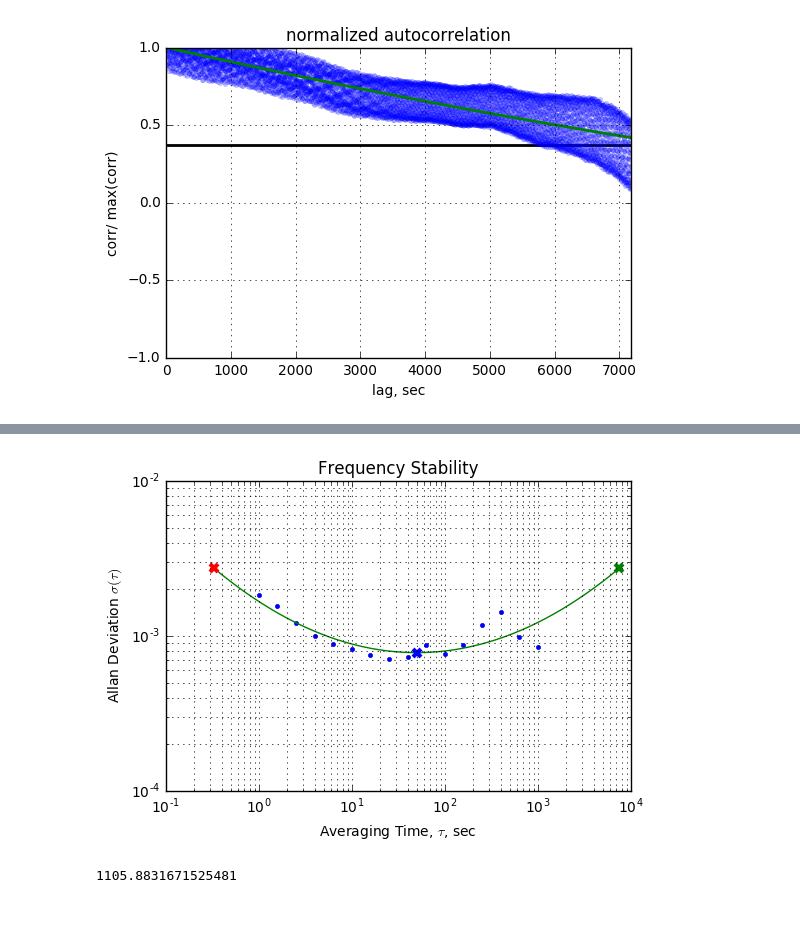
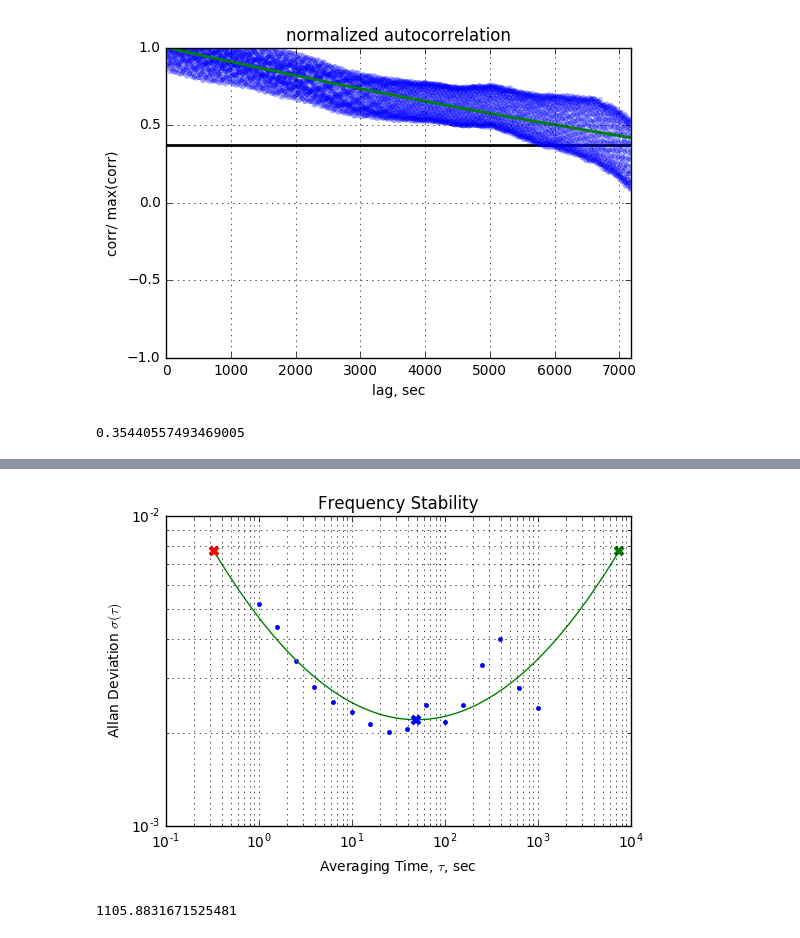
Before and after one commit to jgoppert/iekf_analysis, a Jupyter notebook: Pixhawk Noise Identification.ipynb, the cells around one changed output, grey strips where cells are left out. Saved outputs shown, nothing was run; the diff lists cells and outputs as text; code cells hidden in the pictures.

```diff
--- a/Pixhawk Noise Identification.ipynb
+++ b/Pixhawk Noise Identification.ipynb
@@ -195,7 +192,15 @@ d_mag2 = px4tools.ulog.cached_log_processing(
     processing_func=lambda x: x['sensor_mag_0'].resample('1 s').agg('mean'),
     save_path='./logs/01-03-17-mhkabir-pixhawk-mag-0.pkl',
     force_processing=False)
+# %%
+mag_norm = np.linalg.norm(
+    np.vstack([d_mag2.t_sensor_mag_0__f_x.ffill(),
+               d_mag2.t_sensor_mag_0__f_y.ffill(),
+               d_mag2.t_sensor_mag_0__f_z.ffill()]), axis=0)
+mag_norm.mean()
+# %% [output]
+0.35440557493469005
 # %%
-px4tools.ulog.plot_allan_std_dev(d_mag2.t_sensor_mag_0__f_x[:'4.99 h'],
+px4tools.ulog.plot_allan_std_dev(d_mag2.t_sensor_mag_0__f_x[:'4.99 h']/mag_norm.mean(),
                                 poly_order=2)
 # %% [output]
@@ -208,4 +213,4 @@ px4tools.ulog.plot_allan_std_dev(d_mag2.t_sensor_mag_0__f_x[:'4.99 h'],
-[figure, old version]
+[figure, new version]
 # %%
 px4tools.ulog.plot_autocorrelation(
     d_mag2.t_sensor_mag_0__f_x['1 h':'4.99 h'], poly_order=2)
```
Also changed, not shown: parts of 12 cells of this notebook, 2 other files.
